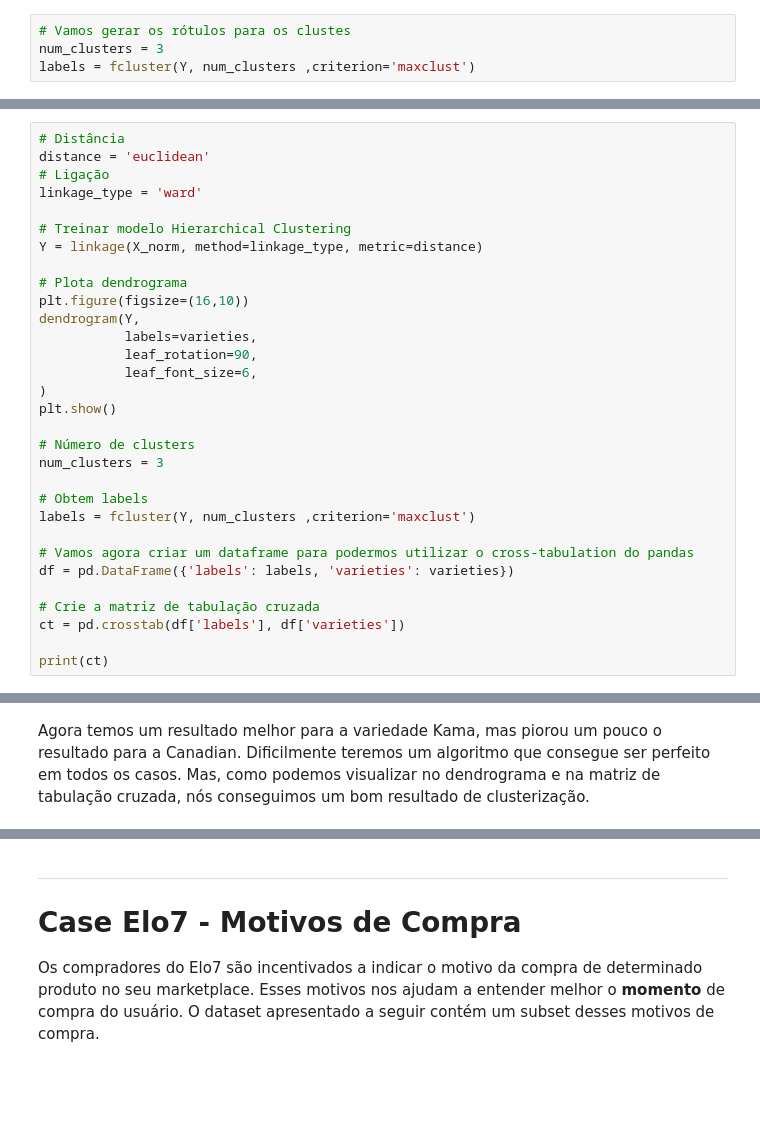
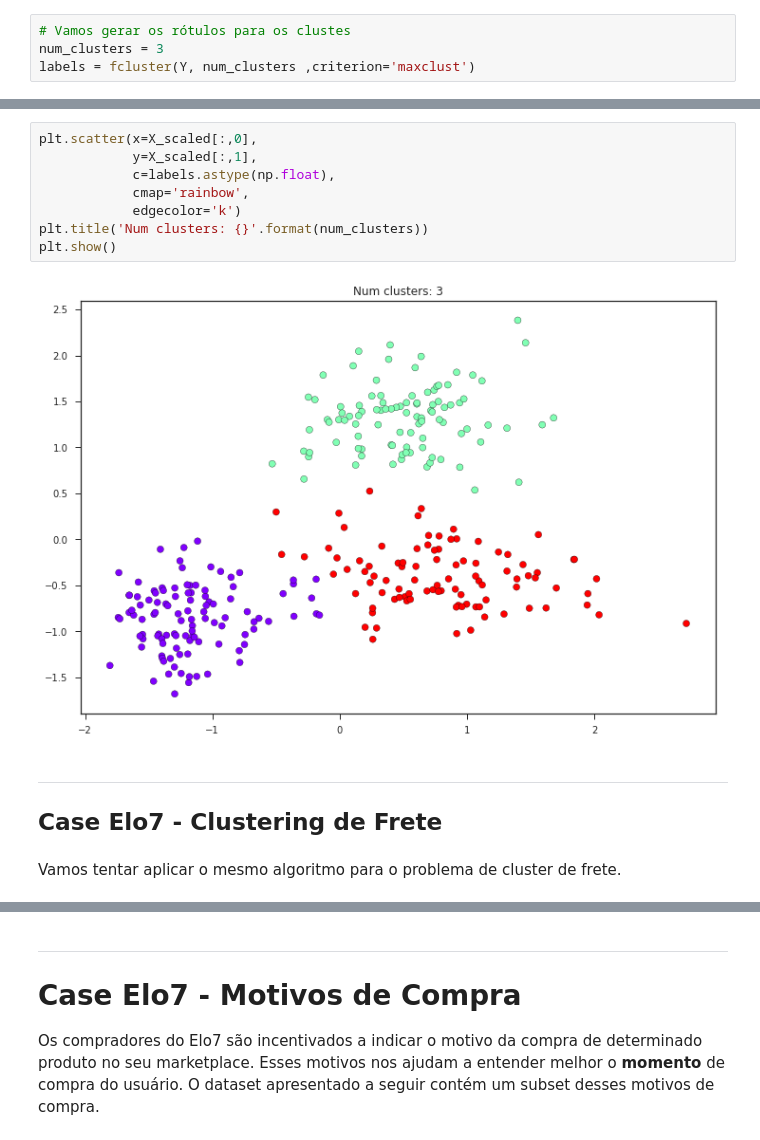
Before and after one commit to somostera/tera-data-science-jul2018, a Jupyter notebook: 27-clustering/notebook/aula_tera_clustering_respostas.ipynb, the cells around one changed output, grey strips where cells are left out. Drawn from its saved outputs; the diff is of its cells as text; blank space fills up the shorter version.

```diff
--- a/27-clustering/notebook/aula_tera_clustering_respostas.ipynb
+++ b/27-clustering/notebook/aula_tera_clustering_respostas.ipynb
@@ -614,31 +595,0 @@ Podemos notar que o as variedades Canadian e Rosa foram muito bem agrupados nos
-# %%
-# Distância
-distance = 'euclidean'
-# Ligação
-linkage_type = 'ward'
-
-# Treinar modelo Hierarchical Clustering
-Y = linkage(X_norm, method=linkage_type, metric=distance)
-
-# Plota dendrograma
-plt.figure(figsize=(16,10))
-dendrogram(Y,
-           labels=varieties,
-           leaf_rotation=90,
-           leaf_font_size=6,
-)
-plt.show()
-
-# Número de clusters
-num_clusters = 3
-
-# Obtem labels
-labels = fcluster(Y, num_clusters ,criterion='maxclust')
-
-# Vamos agora criar um dataframe para podermos utilizar o cross-tabulation do pandas
-df = pd.DataFrame({'labels': labels, 'varieties': varieties})
-
-# Crie a matriz de tabulação cruzada
-ct = pd.crosstab(df['labels'], df['varieties'])
-
-print(ct)
@@ -652,2 +596,15 @@ labels
-# %% [markdown]
-Agora temos um resultado melhor para a variedade Kama, mas piorou um pouco o resultado para a Canadian. Dificilmente teremos um algoritmo que consegue ser perfeito em todos os casos. Mas, como podemos visualizar no dendrograma e na matriz de tabulação cruzada, nós conseguimos um bom resultado de clusterização.
+# %%
+plt.scatter(x=X_scaled[:,0],
+            y=X_scaled[:,1],
+            c=labels.astype(np.float),
+            cmap='rainbow',
+            edgecolor='k')
+plt.title('Num clusters: {}'.format(num_clusters))
+plt.show()
+# %% [output]
+[figure, added]
+# %% [markdown]
+---
+## Case Elo7 - Clustering de Frete
+# %% [markdown]
+Vamos tentar aplicar o mesmo algoritmo para o problema de cluster de frete.
```
Also changed, not shown: parts of 30 cells of this notebook, 1 other file.
